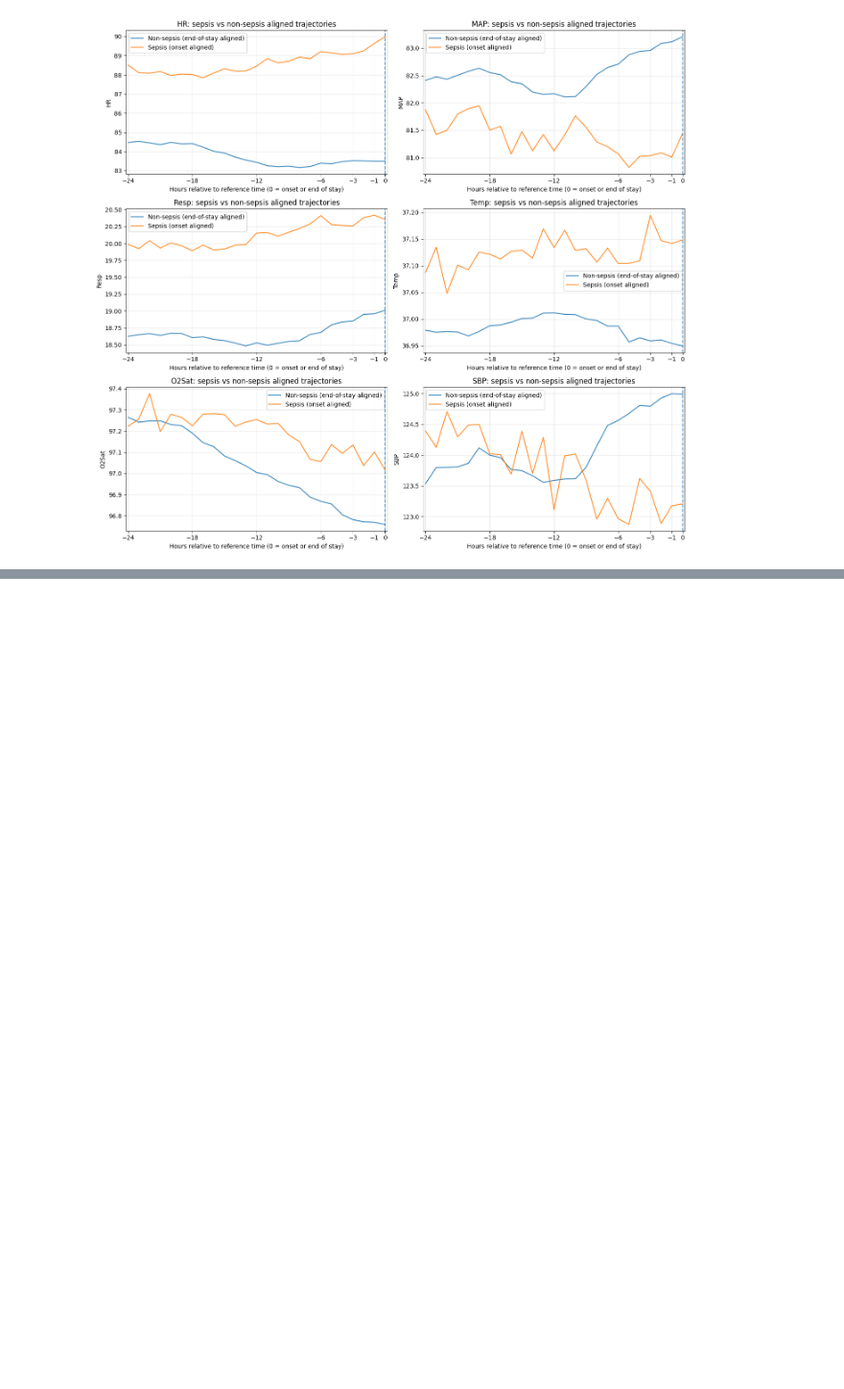
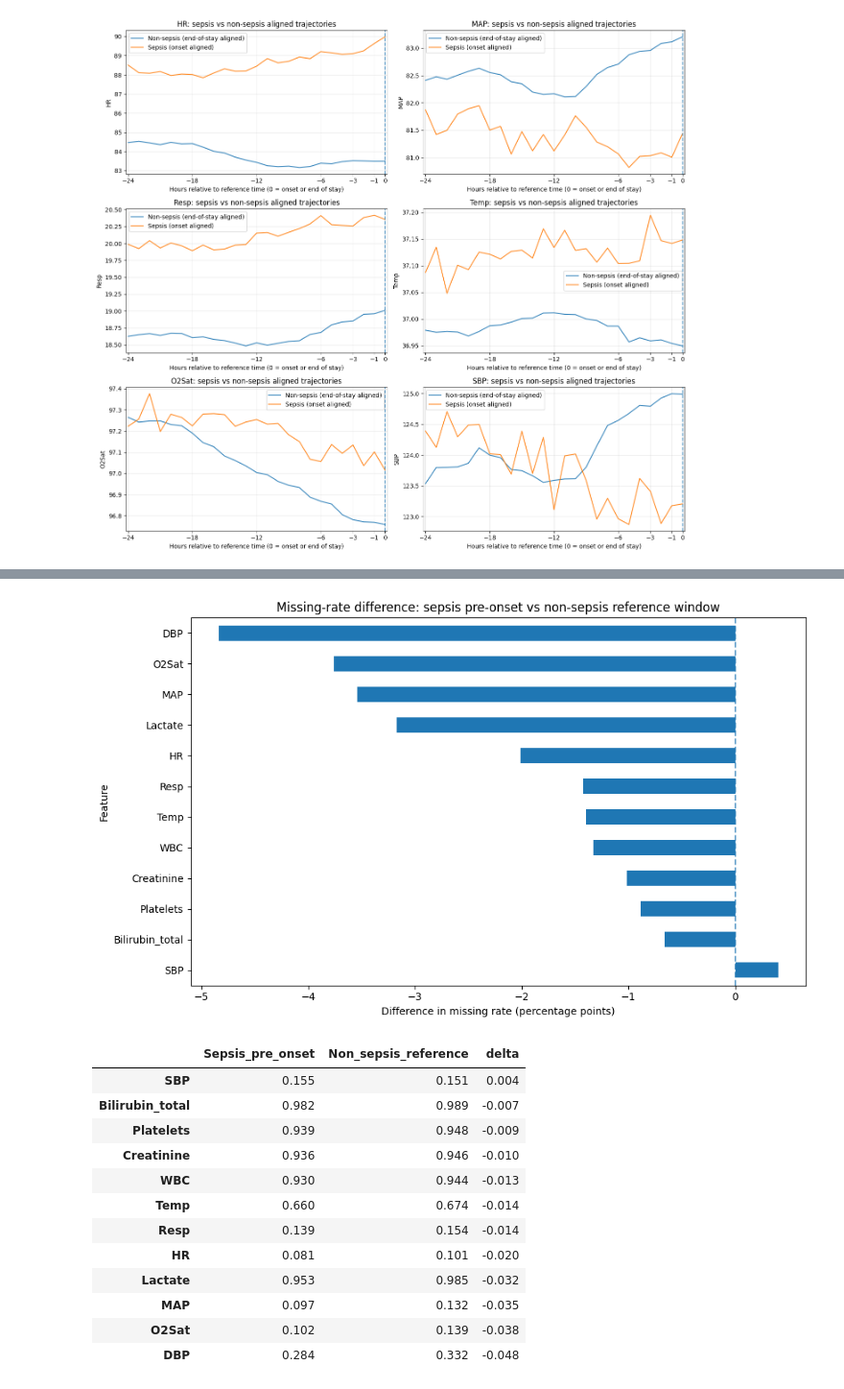
Before and after one commit to thuhieucn/Early-Sepsis-Prediction-in-Intensive-Care-Units, a Jupyter notebook: descriptive-analysis.ipynb, the cells around one changed output, grey strips where cells are left out. Shown at 96% size. Cells and saved outputs as stored; diff of their text form; code cells hidden in the pictures; blank space fills up the shorter version.

```diff
--- a/descriptive-analysis.ipynb
+++ b/descriptive-analysis.ipynb
@@ -427,0 +504,44 @@ plt.show()
+# %%
+# Compare feature-level missingness in aligned windows
+compare_missing_features = [c for c in (VITALS + LABS) if c in sepsis_pre_onset.columns and c in non_window.columns]
+
+miss_sepsis = sepsis_pre_onset[compare_missing_features].isna().mean()
+miss_non = non_window[compare_missing_features].isna().mean()
+
+miss_compare = pd.DataFrame({
+    'Sepsis_pre_onset': miss_sepsis,
+    'Non_sepsis_reference': miss_non
+})
+
+miss_compare['delta'] = miss_compare['Sepsis_pre_onset'] - miss_compare['Non_sepsis_reference']
+miss_compare = miss_compare.sort_values('delta', ascending=False)
+
+plt.figure(figsize=(10, 6))
+miss_compare['delta'].mul(100).plot(kind='barh')
+plt.axvline(0, linestyle='--', alpha=0.7)
+plt.xlabel("Difference in missing rate (percentage points)")
+plt.ylabel("Feature")
+plt.title("Missing-rate difference: sepsis pre-onset vs non-sepsis reference window")
+plt.tight_layout()
+plt.show()
+
+display(miss_compare.sort_values('delta', ascending=False).style.format({
+    'Sepsis_pre_onset': '{:.3f}',
+    'Non_sepsis_reference': '{:.3f}',
+    'delta': '{:.3f}'
+}))
+# %% [output]
+[figure, added]
+|  | Sepsis_pre_onset | Non_sepsis_reference | delta |
+| SBP | 0.155 | 0.151 | 0.004 |
+| Bilirubin_total | 0.982 | 0.989 | -0.007 |
+| Platelets | 0.939 | 0.948 | -0.009 |
+| Creatinine | 0.936 | 0.946 | -0.010 |
+| WBC | 0.930 | 0.944 | -0.013 |
+| Temp | 0.660 | 0.674 | -0.014 |
+| Resp | 0.139 | 0.154 | -0.014 |
+| HR | 0.081 | 0.101 | -0.020 |
+| Lactate | 0.953 | 0.985 | -0.032 |
+| MAP | 0.097 | 0.132 | -0.035 |
+| O2Sat | 0.102 | 0.139 | -0.038 |
+| DBP | 0.284 | 0.332 | -0.048 |
```
Also changed, not shown: parts of 5 cells of this notebook.
